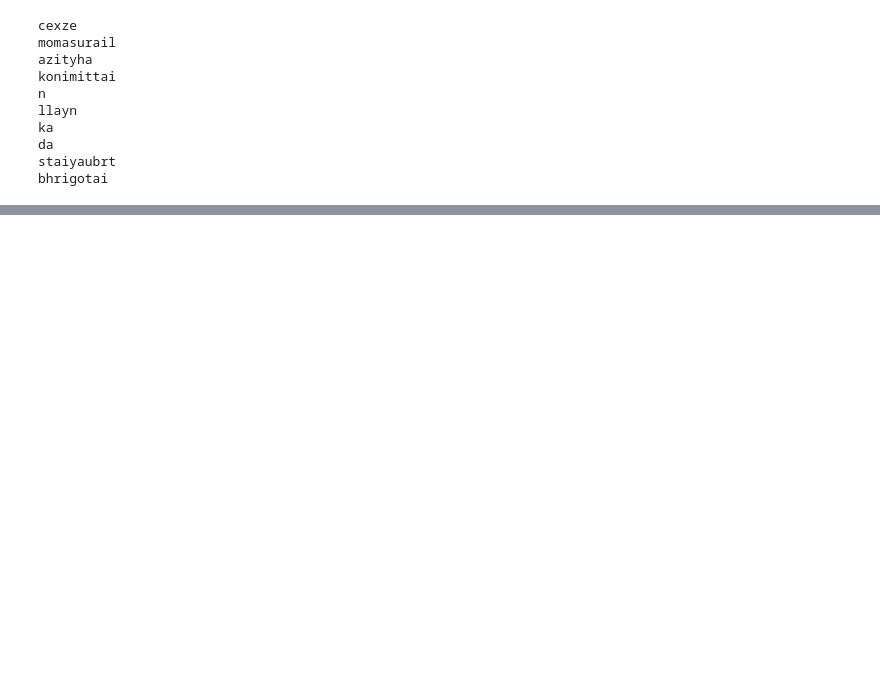
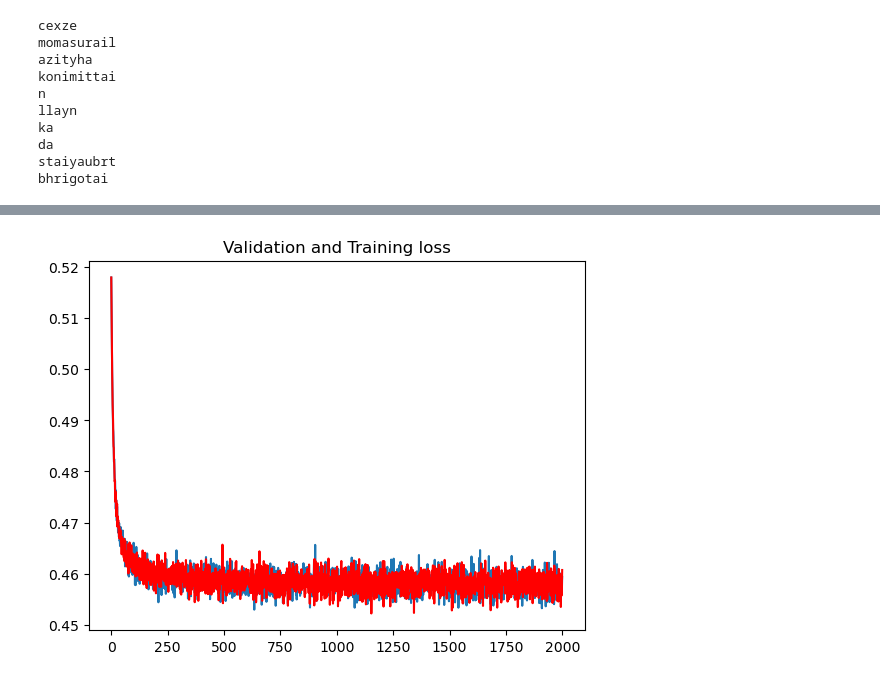
Before and after one commit to kellybourbon2/ensae-dl-2026, a Jupyter notebook: session-2/kelly_bourbon_session2.ipynb, the cells around one changed output, grey strips where cells are left out. Saved outputs shown, nothing was run; the diff lists cells and outputs as text; code cells hidden in the pictures; blank space fills up the shorter version.

```diff
--- a/session-2/kelly_bourbon_session2.ipynb
+++ b/session-2/kelly_bourbon_session2.ipynb
@@ -303,0 +494,7 @@ plt.show()
+# %%
+plt.plot(stepi, lossi, label="Training loss")
+plt.plot(stepi, lossival, color= "red", label = "Validation loss")
+plt.title("Validation and Training loss")
+
+print(f"Training loss:{round(lossi[-1],4)} \nValidation loss:{round(lossival[-1],4)}")
+# %% [output]
@@ -303,0 +503 @@ plt.show()
+[figure, added]
```
Also changed, not shown: parts of 27 cells of this notebook.
